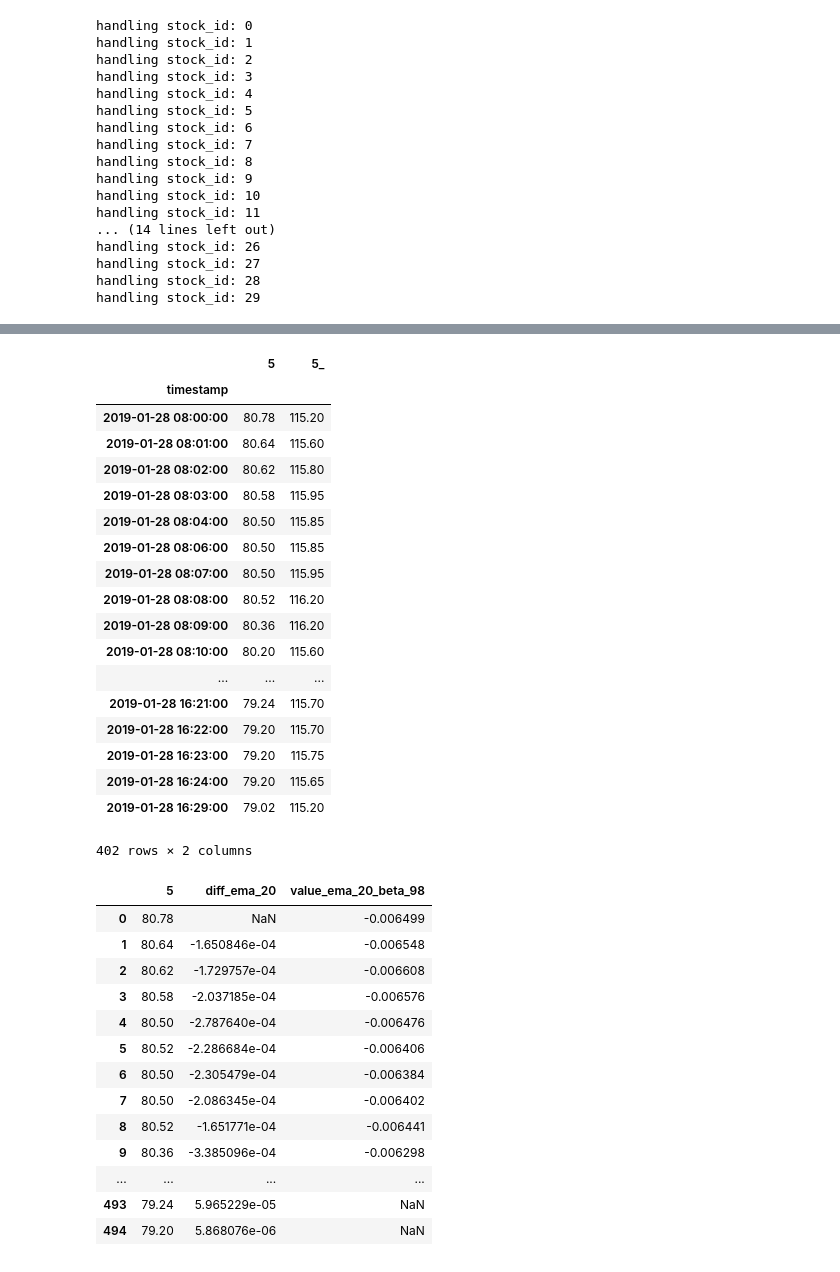
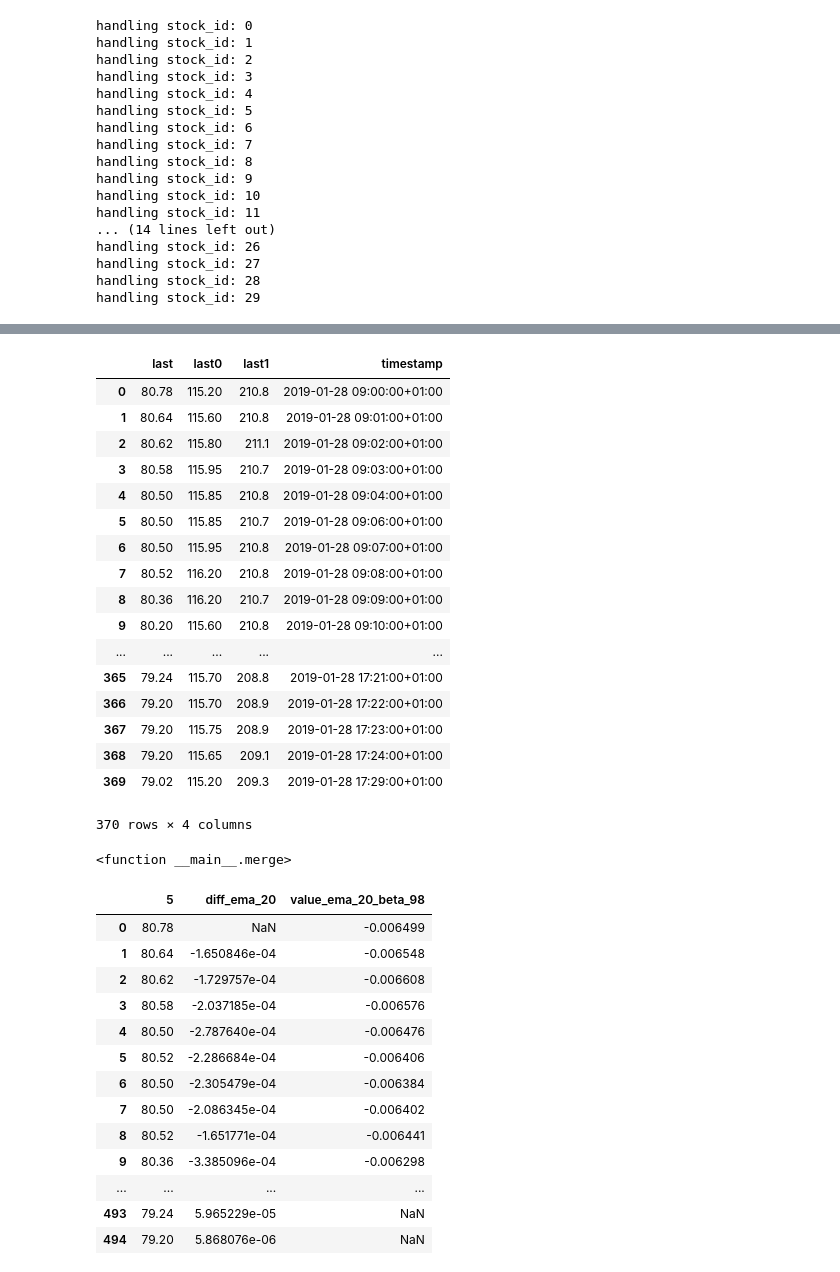
Before and after one commit to smartestrobotdai/download-data, a Jupyter notebook: data-analytics/omx30-prep.ipynb, the cells around one changed output, grey strips where cells are left out. Drawn from its saved outputs; the diff is of its cells as text; code cells hidden in the pictures.

Commit message:
prep: tried to merge data frams

```diff
--- a/data-analytics/omx30-prep.ipynb
+++ b/data-analytics/omx30-prep.ipynb
@@ -6,12 +6,10 @@ import sys
 import warnings
 import math
 
-df=pd.read_csv('../data/data.csv.gz', compression='gzip', sep=',',header=None)
-df['timestamp'] = pd.to_datetime(df[1], format="%Y-%m-%d %H:%M:%S")
+df=pd.read_csv('../data/data.csv.gz', compression='gzip', sep=',')
+df['timestamp'] = pd.to_datetime(df['time_stamp'], format="%Y-%m-%d %H:%M:%S").dt.tz_convert('Europe/Stockholm')
 # %%
-
-
-stock_delta = df[0] - df[0].shift()
+stock_delta = df['stock_id'] - df['stock_id'].shift()
 time_delta = (df['timestamp'] - df['timestamp'].shift()).fillna(10000).dt.total_seconds()
 # %%
 stock_split_index=df.index[stock_delta!=0].tolist()
@@ -127,33 +104,44 @@ def plot(stock_id, day_id ):
     time_series_all_list[stock_id][day_id].plot(x='timestamp', y=['value_ema_20_beta_99'])
-# %%
-df1 = time_series_all_list[0][0]
-df2 = time_series_all_list[1][0]
-
-df1.set_index('timestamp')
-df2.set_index('timestamp')
-merge = df1[['timestamp',5]].set_index('timestamp').join(df2[['timestamp',5]].set_index('timestamp'), how='inner', rsuffix='_')
+# %%
+df1 = time_series_all_list[0][0]
+df2 = time_series_all_list[1][0]
+df3 = time_series_all_list[2][0]
+
+from functools import reduce
+index = 0
+def merge(df1, df2):
+    global index
+    merged = df1.set_index('timestamp').join(df2.set_index('timestamp'), how='inner', rsuffix=str(index))
+    index += 1
+    merged['timestamp'] = merged.index
+    return merged
+
+columns = ['timestamp','last']
+df_merged = reduce(merge, [df1[columns],df2[columns],df3[columns]])
+df_merged.reset_index(drop=True)
+# %% [output]
+|  | last | last0 | last1 | timestamp |
+| 0 | 80.78 | 115.20 | 210.8 | 2019-01-28 09:00:00+01:00 |
+| 1 | 80.64 | 115.60 | 210.8 | 2019-01-28 09:01:00+01:00 |
+| 2 | 80.62 | 115.80 | 211.1 | 2019-01-28 09:02:00+01:00 |
+| 3 | 80.58 | 115.95 | 210.7 | 2019-01-28 09:03:00+01:00 |
+| 4 | 80.50 | 115.85 | 210.8 | 2019-01-28 09:04:00+01:00 |
+| 5 | 80.50 | 115.85 | 210.7 | 2019-01-28 09:06:00+01:00 |
+| 6 | 80.50 | 115.95 | 210.8 | 2019-01-28 09:07:00+01:00 |
+| 7 | 80.52 | 116.20 | 210.8 | 2019-01-28 09:08:00+01:00 |
+| 8 | 80.36 | 116.20 | 210.7 | 2019-01-28 09:09:00+01:00 |
+| 9 | 80.20 | 115.60 | 210.8 | 2019-01-28 09:10:00+01:00 |
+| ... | ... | ... | ... | ... |
+| 365 | 79.24 | 115.70 | 208.8 | 2019-01-28 17:21:00+01:00 |
+| 366 | 79.20 | 115.70 | 208.9 | 2019-01-28 17:22:00+01:00 |
+| 367 | 79.20 | 115.75 | 208.9 | 2019-01-28 17:23:00+01:00 |
+| 368 | 79.20 | 115.65 | 209.1 | 2019-01-28 17:24:00+01:00 |
+| 369 | 79.02 | 115.20 | 209.3 | 2019-01-28 17:29:00+01:00 |
+370 rows × 4 columns
 # %%
 merge
 # %% [output]
-|  | 5 | 5_ |
-| timestamp |  |  |
-| 2019-01-28 08:00:00 | 80.78 | 115.20 |
-| 2019-01-28 08:01:00 | 80.64 | 115.60 |
-| 2019-01-28 08:02:00 | 80.62 | 115.80 |
-| 2019-01-28 08:03:00 | 80.58 | 115.95 |
-| 2019-01-28 08:04:00 | 80.50 | 115.85 |
-| 2019-01-28 08:06:00 | 80.50 | 115.85 |
-| 2019-01-28 08:07:00 | 80.50 | 115.95 |
-| 2019-01-28 08:08:00 | 80.52 | 116.20 |
-| 2019-01-28 08:09:00 | 80.36 | 116.20 |
-| 2019-01-28 08:10:00 | 80.20 | 115.60 |
-| ... | ... | ... |
-| 2019-01-28 16:21:00 | 79.24 | 115.70 |
-| 2019-01-28 16:22:00 | 79.20 | 115.70 |
-| 2019-01-28 16:23:00 | 79.20 | 115.75 |
-| 2019-01-28 16:24:00 | 79.20 | 115.65 |
-| 2019-01-28 16:29:00 | 79.02 | 115.20 |
-402 rows × 2 columns
+<function __main__.merge>
 # %%
 df1[[5,'diff_ema_20', 'value_ema_20_beta_98']]
 # %% [output]
```
Also changed, not shown: parts of 5 cells of this notebook.
